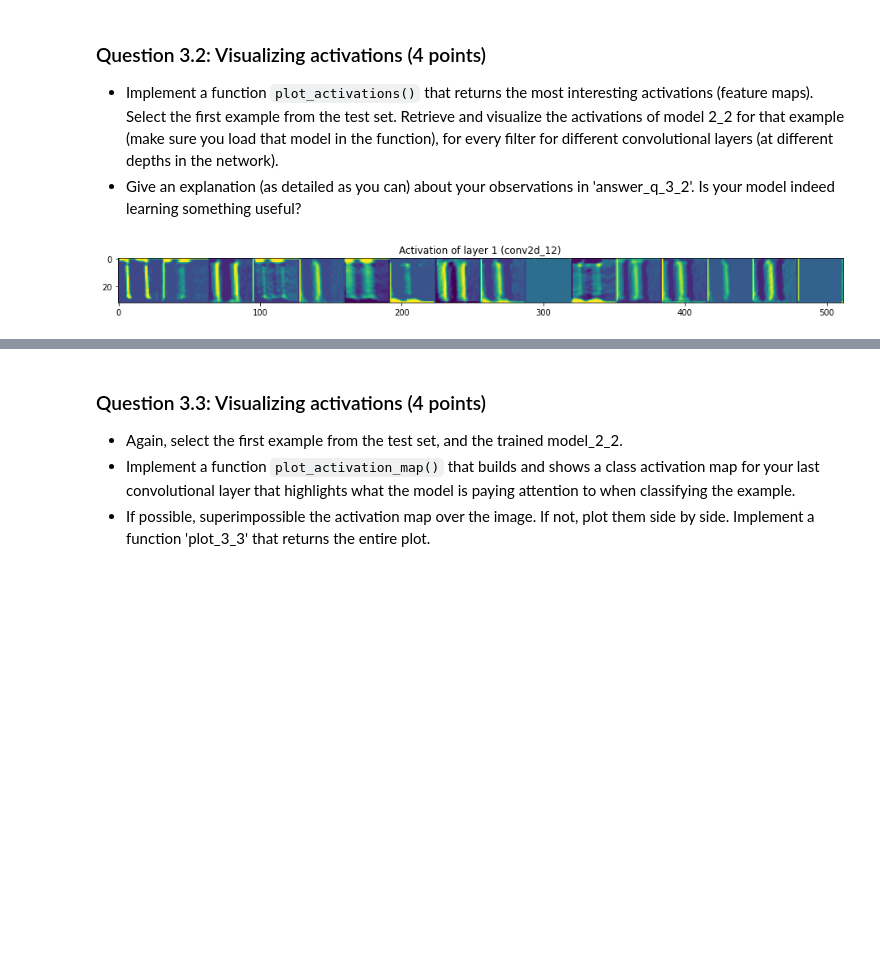
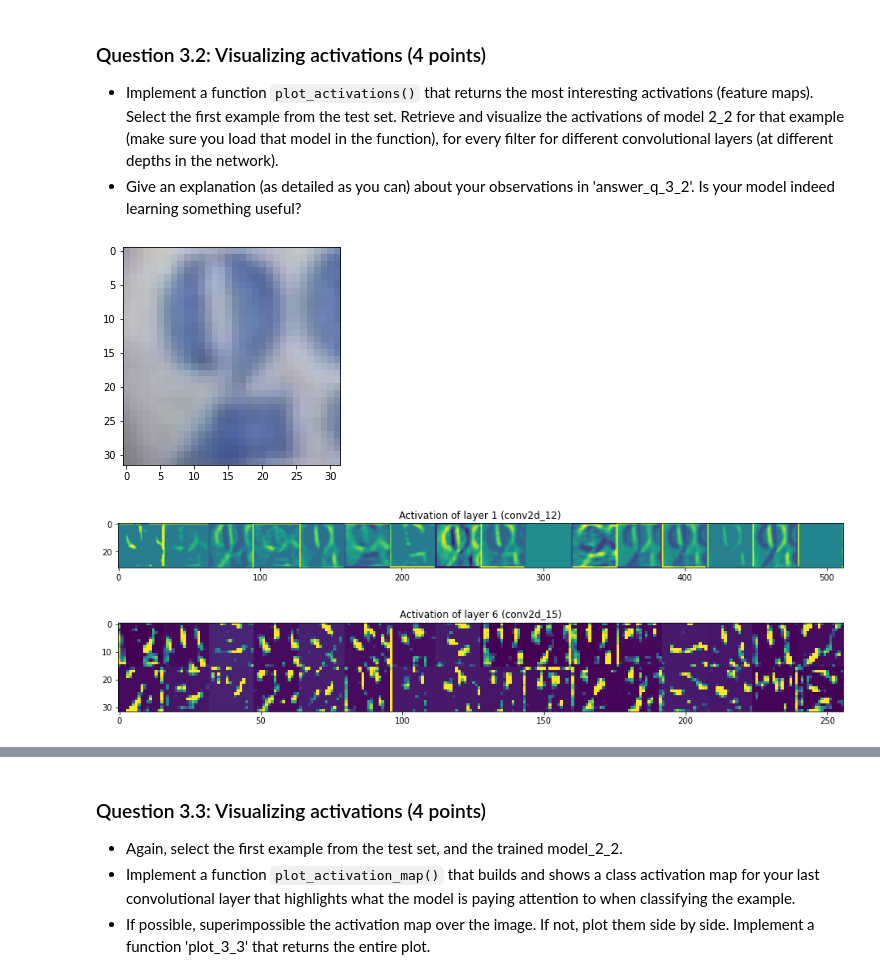
Before and after one commit to mitagr/web-ret-assignment-3, a Jupyter notebook: Assignment 3.ipynb, the cells around one changed output, grey strips where cells are left out. Cells and saved outputs as stored; diff of their text form; code cells hidden in the pictures; blank space fills up the shorter version.

```diff
--- a/Assignment 3.ipynb
+++ b/Assignment 3.ipynb
@@ -583,29 +554,43 @@ Answer is 396 characters long
 # Note that we build the same untrained model as in question 2.1 but store the
 # trained version as model_2_2. Change attributes as needed to run on augmented
 # data
-augmented_split = rgb2gray(X_train), rgb2gray(X_val), y_train, y_val
+def augmentation():
+    new_X_train= rgb2gray(X_train)
+    X_val_pre= rgb2gray(X_val)
+    X_test_pre= rgb2gray(X_test)
+
+    train_datagen = ImageDataGenerator(width_shift_range=0.2, height_shift_range=0.2)
+    augmented_split = X_train_pre, X_val_pre, X_test_pre, y_train, y_val, y_test
+
+    rotate= np.zeros(len(X_train))
+    for i in range(len(X_train)):
+        train_datagen.apply_transform(X_train_pre[i], transform_parameters={'zx':0.9, 'zy':0.9})
+
+    return augmented_split
+
+augmented_split = augmentation()[0], augmentation()[1], augmentation()[3], augmentation()[4]
 
 def build_model_2_2():
     model_2_2 = models.Sequential()
     model_2_2.add(layers.Conv2D(16, (3, 3), activation='relu', padding='same', input_shape=(32, 32, 3)))
     model_2_2.add(layers.Conv2D(16, (3, 3), activation='relu', padding='same'))
     model_2_2.add(layers.MaxPooling2D((2, 2)))
-    model_2_2.add(layers.Dropout(0.2))
+    model_2_2.add(layers.Dropout(0.3))
     model_2_2.add(layers.Conv2D(32, (3, 3), activation='relu', padding='same'))
     model_2_2.add(layers.Conv2D(32, (3, 3), activation='relu', padding='same'))
     model_2_2.add(layers.MaxPooling2D((2, 2)))
-    model_2_2.add(layers.Dropout(0.2))
+    model_2_2.add(layers.Dropout(0.3))
     model_2_2.add(layers.Conv2D(64, (3, 3), activation='relu', padding='same'))
     model_2_2.add(layers.Conv2D(64, (3, 3), activation='relu', padding='same'))
     model_2_2.add(layers.MaxPooling2D((2, 2)))
-    model_2_2.add(layers.Dropout(0.2))
+    model_2_2.add(layers.Dropout(0.3))
     model_2_2.add(layers.Conv2D(128, (3, 3), activation='relu', padding='same'))
     model_2_2.add(layers.Conv2D(128, (3, 3), activation='relu', padding='same'))
     model_2_2.add(layers.MaxPooling2D((2, 2)))
-    model_2_2.add(layers.Dropout(0.2))
+    model_2_2.add(layers.Dropout(0.3))
     model_2_2.add(layers.Flatten())
     model_2_2.add(layers.Dense(128, activation='relu'))
-    model_2_2.add(layers.Dropout(0.2))
+    model_2_2.add(layers.Dropout(0.3))
     model_2_2.add(layers.Dense(10, activation='softmax'))
     model_2_2.compile(optimizer= optimizers.RMSprop(lr= 0.0001), loss='categorical_crossentropy', metrics=['accuracy'])
     return model_2_2
@@ -613,7 +598,7 @@ def build_model_2_2():
 
 run_evaluation("model_2_2", build_model_2_1, augmented_split, base_dir, train=True, epochs=25, batch_size=32)
 answer_q_2_2 = """
-               Your answer
+               Visual inspection suggested that some of the images are slightly tilted and are shifted to the left and right. Hence, the images are rotated and shifted for better results. However, they do not seem to have a significant affect in the accuracy of the model. The accuracy score was 0.942 while the val accuracy was 0.946. However, the preprocessed data did improve the score a bit. The new model is same as the basis of the previous model with minor change in shape.
                """
 print("Answer is {} characters long".format(len(answer_q_2_2)))
 # %% [output]
@@ -687,13 +680,14 @@ Answer is 44 characters long
 * Implement a function `plot_activations()` that returns the most interesting activations (feature maps). Select the first example from the test set. Retrieve and visualize the activations of model 2_2 for that example (make sure you load that model in the function), for every filter for different convolutional layers (at different depths in the network).
 * Give an explanation (as detailed as you can) about your observations in 'answer_q_3_2'. Is your model indeed learning something useful?
 # %%
+f, img= plt.subplots(1, 1, sharey=True)
+img.imshow(X_test[7])
 img_tensor = rgb2gray(X_test)[7]
 img_tensor = np.expand_dims(img_tensor, axis=0)
 model_2_1 = load_model_from_file(base_dir, "model_2_1")
 layer_outputs = [layer.output for layer in model_2_1.layers[:15]]
 activation_model = models.Model(inputs= model_2_1.input, outputs=layer_outputs)
 activations = activation_model.predict(img_tensor)
-plot_activations(0, activations)
 
 images_per_row = 16
 layer_names = []
@@ -702,32 +696,38 @@ for layer in model_2_1.layers[:15]:
 
 def plot_activations(layer_index, activations):
     start = layer_index
     end = layer_index+1
     # Now let's display our feature maps
     for layer_name, layer_activation in zip(layer_names[start:end], activations[start:end]):
         n_features = layer_activation.shape[-1]
         size = layer_activation.shape[1]
         n_cols = n_features // images_per_row
         display_grid = np.zeros((size * n_cols, images_per_row * size))
         for col in range(n_cols):
             for row in range(images_per_row):
                 channel_image = layer_activation[0, :, :, col * images_per_row + row]
                 channel_image -= channel_image.mean()
                 channel_image /= channel_image.std()
                 channel_image *= 64
                 channel_image += 128
                 channel_image = np.clip(channel_image, 0, 255).astype('uint8')
                 display_grid[col * size : (col + 1) * size, row * size : (row + 1) * size] = channel_image
         scale = 1. / size
         plt.figure(figsize=(scale * display_grid.shape[1],
                             scale * display_grid.shape[0]))
         plt.title("Activation of layer {} ({})".format(layer_index+1,layer_name))
         plt.grid(False)
         plt.imshow(display_grid, aspect='auto', cmap='viridis')
     plt.show()
     pass
 
-answer_q_3_2= """Your answer """
+plot_activations(0, activations)
+
+plot_activations(5, activations)
+
+answer_q_3_2= """Let's take the 8th image. In the first layer, the model has learned the basic structure of inside and the edges of the digit. In the sixth layer, the output is more detailed and the structures that were ignored in the first layer are also getting prominent. The output is more noisy than the first layer."""
 print("Answer is {} characters long".format(len(answer_q_3_2)))
 # %% [output]
-[figure, old version]
+[figure, new version]
+[figure, added]
+[figure, added]
```
Also changed, not shown: parts of 13 cells of this notebook.
